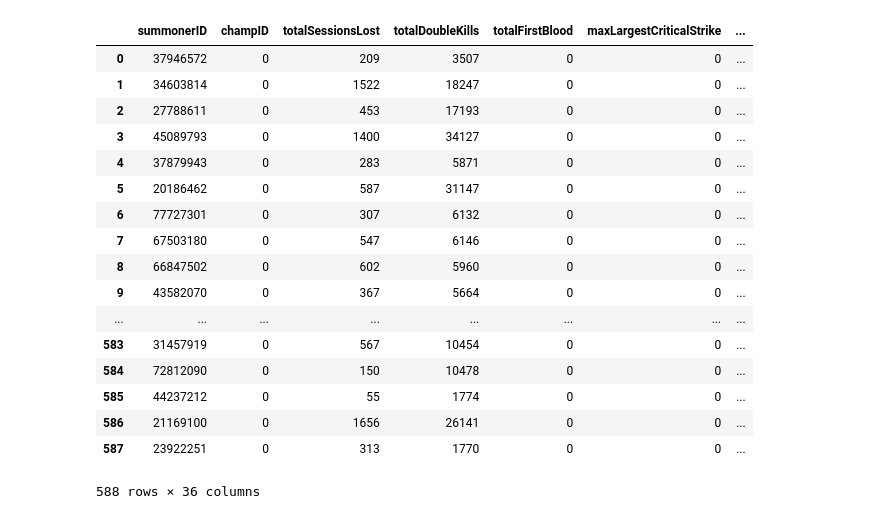
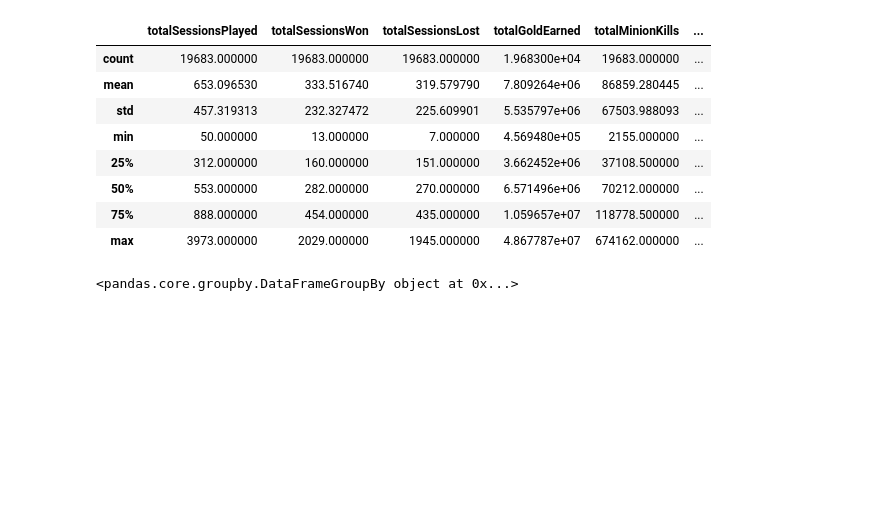
Before and after one commit to dmartr/ADA-Project, a Jupyter notebook: Data Analysis Notebook.ipynb, the cells around one changed output. Saved outputs shown, nothing was run; the diff lists cells and outputs as text; code cells hidden in the pictures; blank space fills up the shorter version.

```diff
--- a/Data Analysis Notebook.ipynb
+++ b/Data Analysis Notebook.ipynb
@@ -43,0 +129,9 @@ del list_pref_champ, list_total
+# %%
+df_total = df_total.set_index('summonerID')
+print(df_total.columns)
+df_total = df_total[['totalSessionsPlayed', 'totalSessionsWon', 'totalSessionsLost', 'totalGoldEarned',
+               'totalMinionKills', 'totalNeutralMinionsKilled', 'totalTurretsKilled', 'totalPhysicalDamageDealt',
+                'totalMagicDamageDealt', 'totalDamageTaken', 'totalHeal', 'totalDeathsPerSession', 'totalAssists',
+                'totalChampionKills', 'totalDoubleKills', 'totalTripleKills', 'totalQuadraKills', 'totalPentaKills']]
+print(df_total.dtypes)
+df_total.head()
@@ -65,21 +175,12 @@ df_pc
-# %%
-df_t
-# %% [output]
-|  | summonerID | champID | totalSessionsLost | totalDoubleKills | totalFirstBlood | maxLargestCriticalStrike | ... |
-| 0 | 37946572 | 0 | 209 | 3507 | 0 | 0 | ... |
-| 1 | 34603814 | 0 | 1522 | 18247 | 0 | 0 | ... |
-| 2 | 27788611 | 0 | 453 | 17193 | 0 | 0 | ... |
-| 3 | 45089793 | 0 | 1400 | 34127 | 0 | 0 | ... |
-| 4 | 37879943 | 0 | 283 | 5871 | 0 | 0 | ... |
-| 5 | 20186462 | 0 | 587 | 31147 | 0 | 0 | ... |
-| 6 | 77727301 | 0 | 307 | 6132 | 0 | 0 | ... |
-| 7 | 67503180 | 0 | 547 | 6146 | 0 | 0 | ... |
-| 8 | 66847502 | 0 | 602 | 5960 | 0 | 0 | ... |
-| 9 | 43582070 | 0 | 367 | 5664 | 0 | 0 | ... |
-| ... | ... | ... | ... | ... | ... | ... | ... |
-| 583 | 31457919 | 0 | 567 | 10454 | 0 | 0 | ... |
-| 584 | 72812090 | 0 | 150 | 10478 | 0 | 0 | ... |
-| 585 | 44237212 | 0 | 55 | 1774 | 0 | 0 | ... |
-| 586 | 21169100 | 0 | 1656 | 26141 | 0 | 0 | ... |
-| 587 | 23922251 | 0 | 313 | 1770 | 0 | 0 | ... |
-588 rows × 36 columns
+# %%
+df_total.describe()
+# %% [output]
+|  | totalSessionsPlayed | totalSessionsWon | totalSessionsLost | totalGoldEarned | totalMinionKills | ... |
+| count | 19683.000000 | 19683.000000 | 19683.000000 | 1.968300e+04 | 19683.000000 | ... |
+| mean | 653.096530 | 333.516740 | 319.579790 | 7.809264e+06 | 86859.280445 | ... |
+| std | 457.319313 | 232.327472 | 225.609901 | 5.535797e+06 | 67503.988093 | ... |
+| min | 50.000000 | 13.000000 | 7.000000 | 4.569480e+05 | 2155.000000 | ... |
+| 25% | 312.000000 | 160.000000 | 151.000000 | 3.662452e+06 | 37108.500000 | ... |
+| 50% | 553.000000 | 282.000000 | 270.000000 | 6.571496e+06 | 70212.000000 | ... |
+| 75% | 888.000000 | 454.000000 | 435.000000 | 1.059657e+07 | 118778.500000 | ... |
+| max | 3973.000000 | 2029.000000 | 1945.000000 | 4.867787e+07 | 674162.000000 | ... |
@@ -85,0 +189,4 @@ df_t
+# %%
+print(champs_agg
+# %% [output]
+<pandas.core.groupby.DataFrameGroupBy object at 0x...>
```
Also changed, not shown: parts of 13 cells of this notebook.
